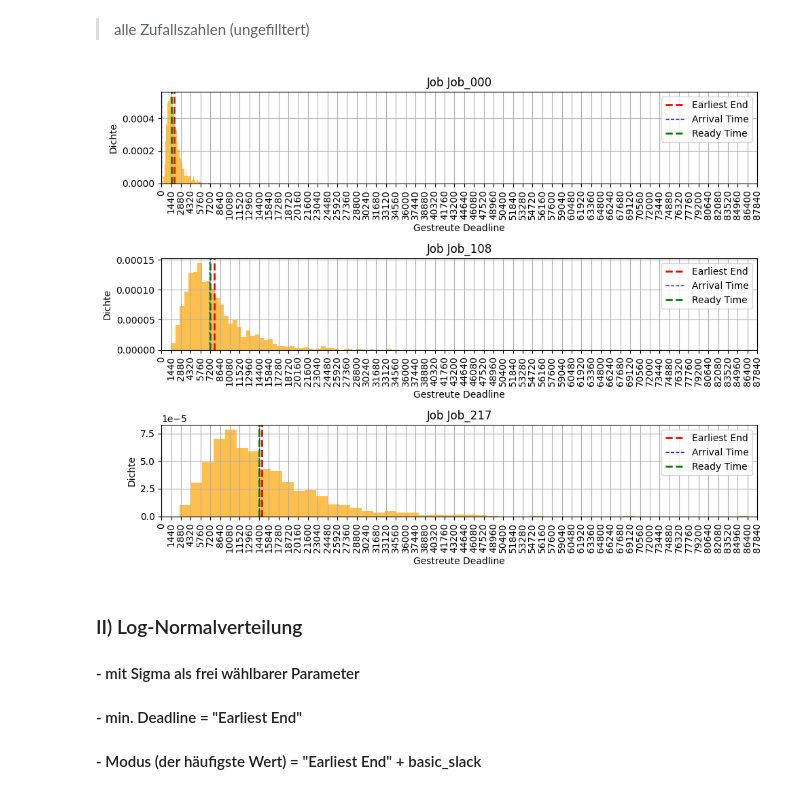
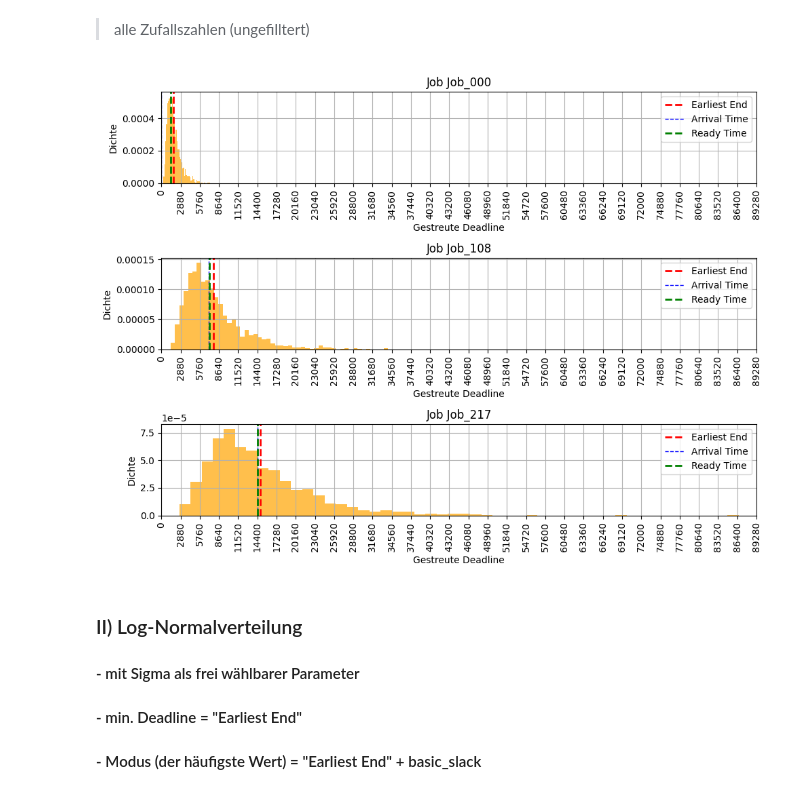
Before and after one commit to konrad-adamski/HTWD_Minimalinvasives_Job-Shop_Scheduling, a Jupyter notebook: notebooks/01_Time_Conditions/21_Deadlines.ipynb, the cells around one changed output. Saved outputs shown, nothing was run; the diff lists cells and outputs as text; code cells hidden in the pictures.

```diff
--- a/notebooks/01_Time_Conditions/21_Deadlines.ipynb
+++ b/notebooks/01_Time_Conditions/21_Deadlines.ipynb
@@ -93,7 +93,7 @@ def assign_deadline_lists(df, sigma=0.5, seed=41, size=1000):
 # %% [markdown]
 > alle Zufallszahlen (ungefilltert)
 # %%
-def plot_random_deadline_distributions(df, n=3, seed=42):
+def plot_random_deadline_distributions(df, n=3, seed=42, steps= 1440):
     """
     Plottet Histogramme der gestreuten Deadlines für n zufällig gewählte Jobs.
     Alle Plots haben dieselbe x-Achse für bessere Vergleichbarkeit.
@@ -114,7 +114,7 @@ def plot_random_deadline_distributions(df, n=3, seed=42):
 
     # Globales Maximum über alle Deadline-Listen für einheitliche x-Achse
     x_max = max(max(row["Deadline_List"]) for _, row in df_plot.iterrows())
-    x_ticks = np.arange(0, x_max + 1440, 1440)  # Schritte in 1440er-Einheiten
+    x_ticks = np.arange(0, x_max + steps, steps)  # Schritte in 1440er-Einheiten
 
 
     fig, axes = plt.subplots(n, 1, figsize=(10, n * 2.5))
@@ -141,9 +141,9 @@ def plot_random_deadline_distributions(df, n=3, seed=42):
 # %%
 df_times = assign_deadline_lists(df_jobs_times, sigma=0.5, size=2000)
 
-plot_random_deadline_distributions(df_times, n=3)
+plot_random_deadline_distributions(df_times, n=3, steps= 2880)
 # %% [output]
-[figure, old version]
+[figure, new version]
 # %% [markdown]
 ### II) Log-Normalverteilung
 #### - mit Sigma als frei wählbarer Parameter
```
Also changed, not shown: parts of 4 cells of this notebook.
